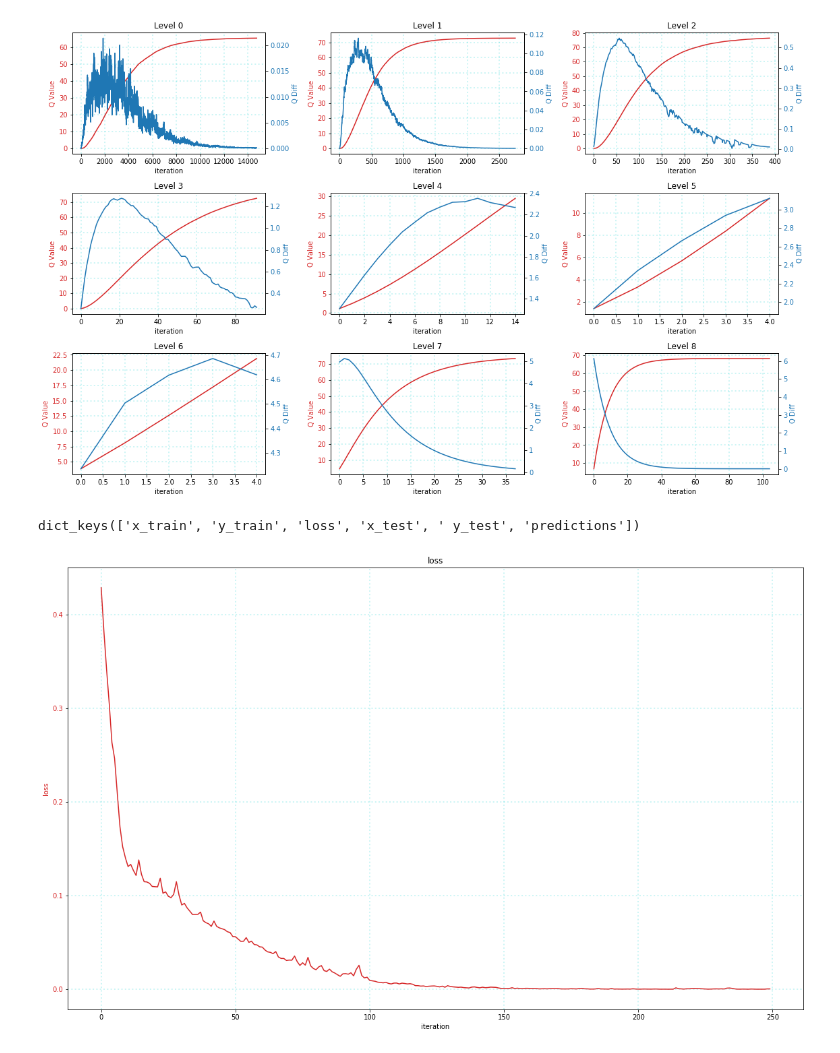
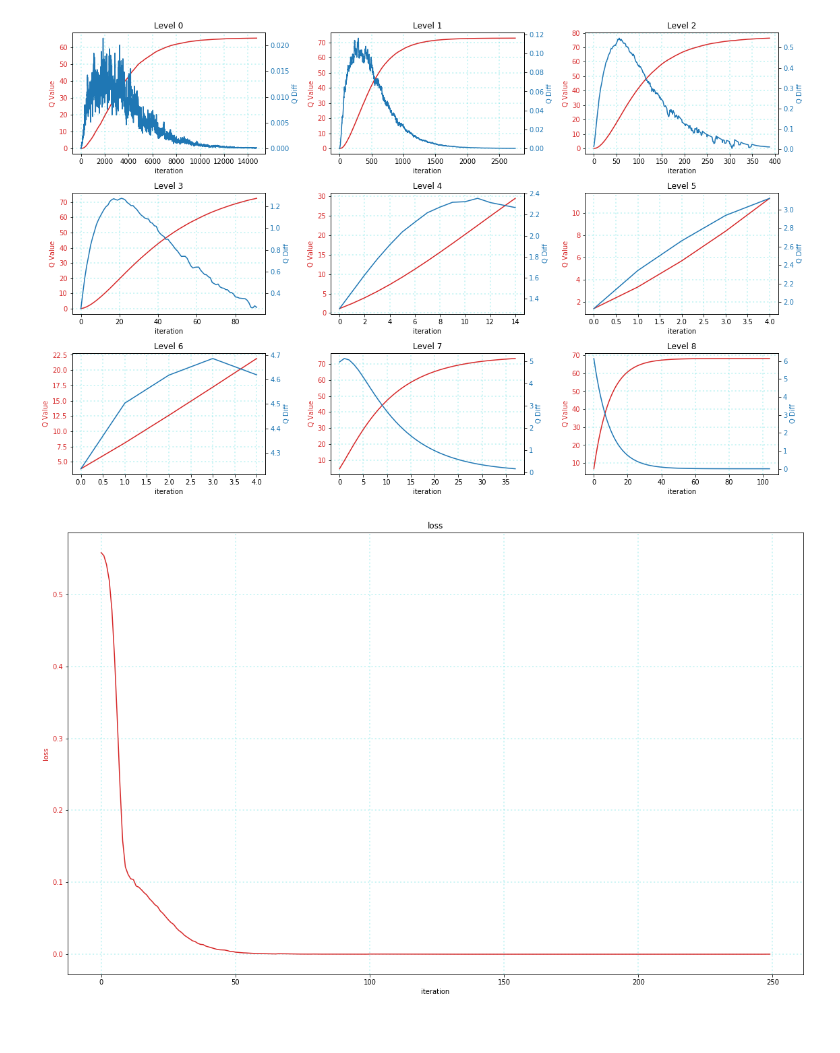
Before and after one commit to parrisma/RL-Intuition, a Jupyter notebook: src/tictactoe/experiment2/experiment2.ipynb, the cells around one changed output. Drawn from its saved outputs; the diff is of its cells as text; code cells hidden in the pictures.

Commit message:
adding gap & out of band to hello world test data & animation to Jupyter graphs

```diff
--- a/src/tictactoe/experiment2/experiment2.ipynb
+++ b/src/tictactoe/experiment2/experiment2.ipynb
@@ -70,11 +72,7 @@ plt.show()
 # %% [output]
 [figure]
 # %%
-y = ValsJson.load_values_from_json("..//data/test.json")
+hello_world_data = ValsJson.load_values_from_json("..//data/Driving-Louis/summary.json")
-# %%
-print(y.keys())
-# %% [output]
-dict_keys(['x_train', 'y_train', 'loss', 'x_test', ' y_test', 'predictions'])
 # %%
 def plot_loss(loss, ax1):
     ax1_color = 'tab:red'
@@ -88,8 +86,8 @@ def plot_loss(loss, ax1):
 # %%
 plt.rcParams['figure.figsize'] = [40/2.54, 25/2.54]
 fig, ax = plt.subplots(ncols=1, nrows=1, constrained_layout=True)
-plot_loss(y['loss'], ax)
+plot_loss(hello_world_data['loss'], ax)
 plt.show()
 # %% [output]
-[figure, old version]
+[figure, new version]
 # %%
```
Also changed, not shown: parts of 3 cells of this notebook, 7 other files.
